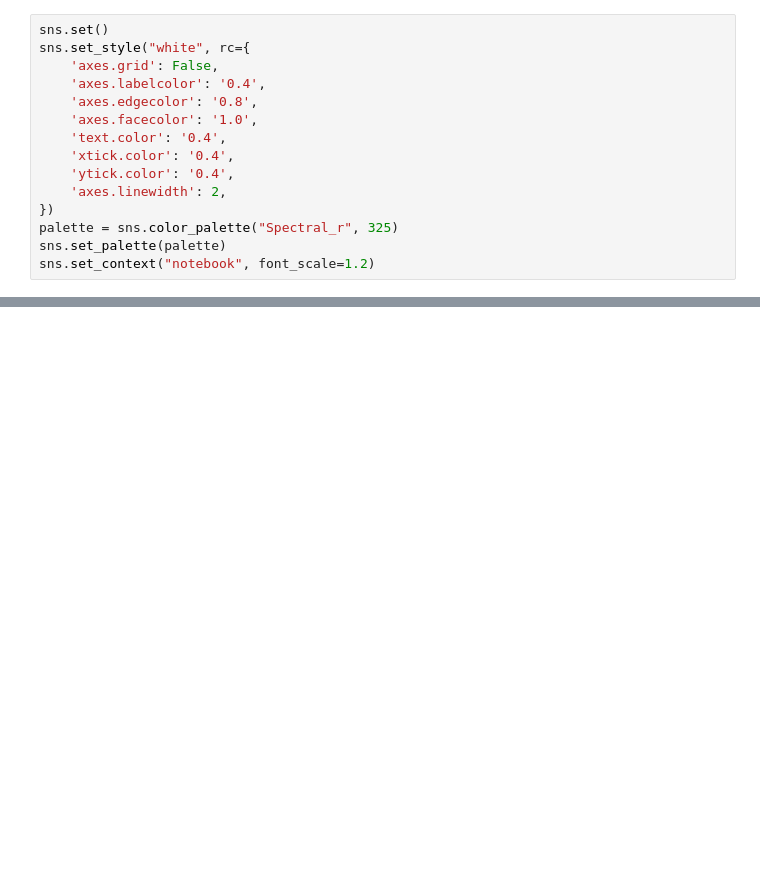
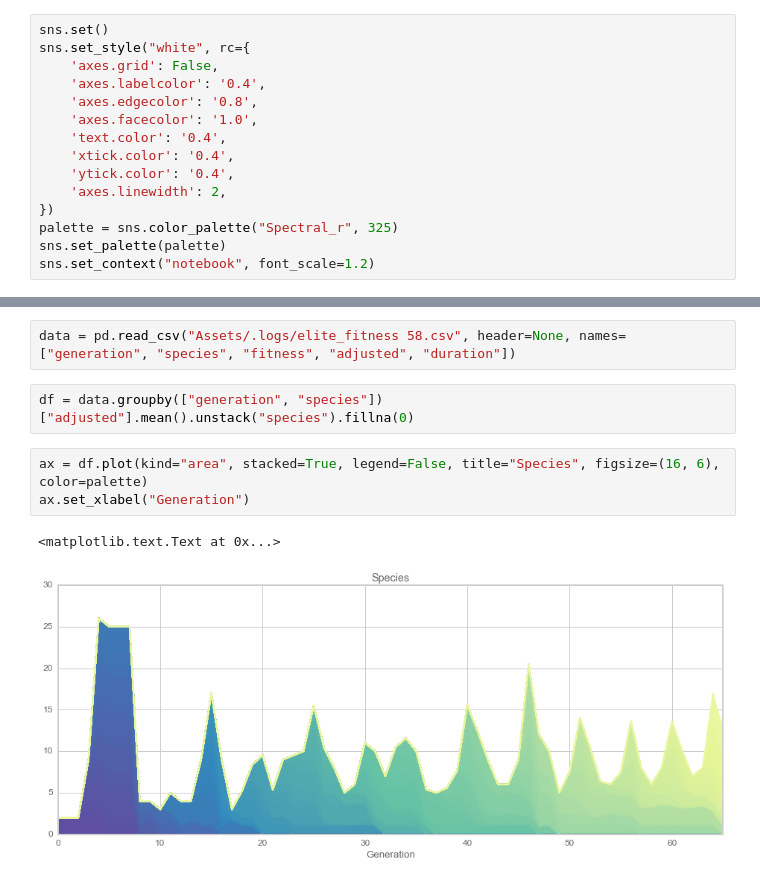
Before and after one commit to BarkingMouseStudio/unity-experiments, a Jupyter notebook: Fitness.ipynb, the cells around one changed output, grey strips where cells are left out. Drawn from its saved outputs; the diff is of its cells as text; blank space fills up the shorter version.

```diff
--- a/Fitness.ipynb
+++ b/Fitness.ipynb
@@ -27,3 +36,13 @@ sns.set_context("notebook", font_scale=1.2)
 sns.palplot(palette)
 # %% [output]
 [figure]
+# %%
+data = pd.read_csv("Assets/.logs/elite_fitness 58.csv", header=None, names=["generation", "species", "fitness", "adjusted", "duration"])
+# %%
+df = data.groupby(["generation", "species"])["adjusted"].mean().unstack("species").fillna(0)
+# %%
+ax = df.plot(kind="area", stacked=True, legend=False, title="Species", figsize=(16, 6), color=palette)
+ax.set_xlabel("Generation")
+# %% [output]
+<matplotlib.text.Text at 0x...>
+[figure, added]
```
Also changed, not shown: parts of 6 cells of this notebook.
